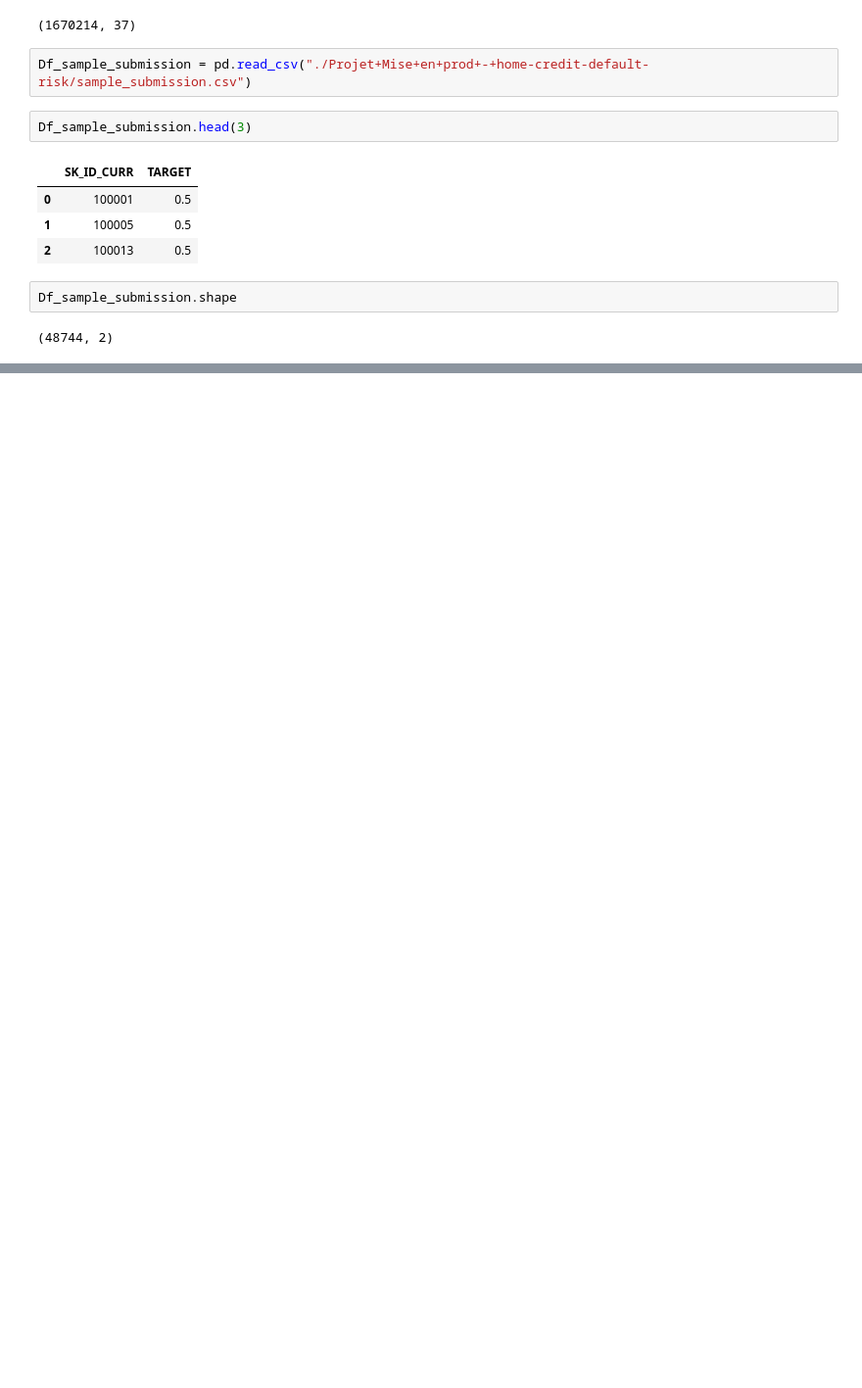
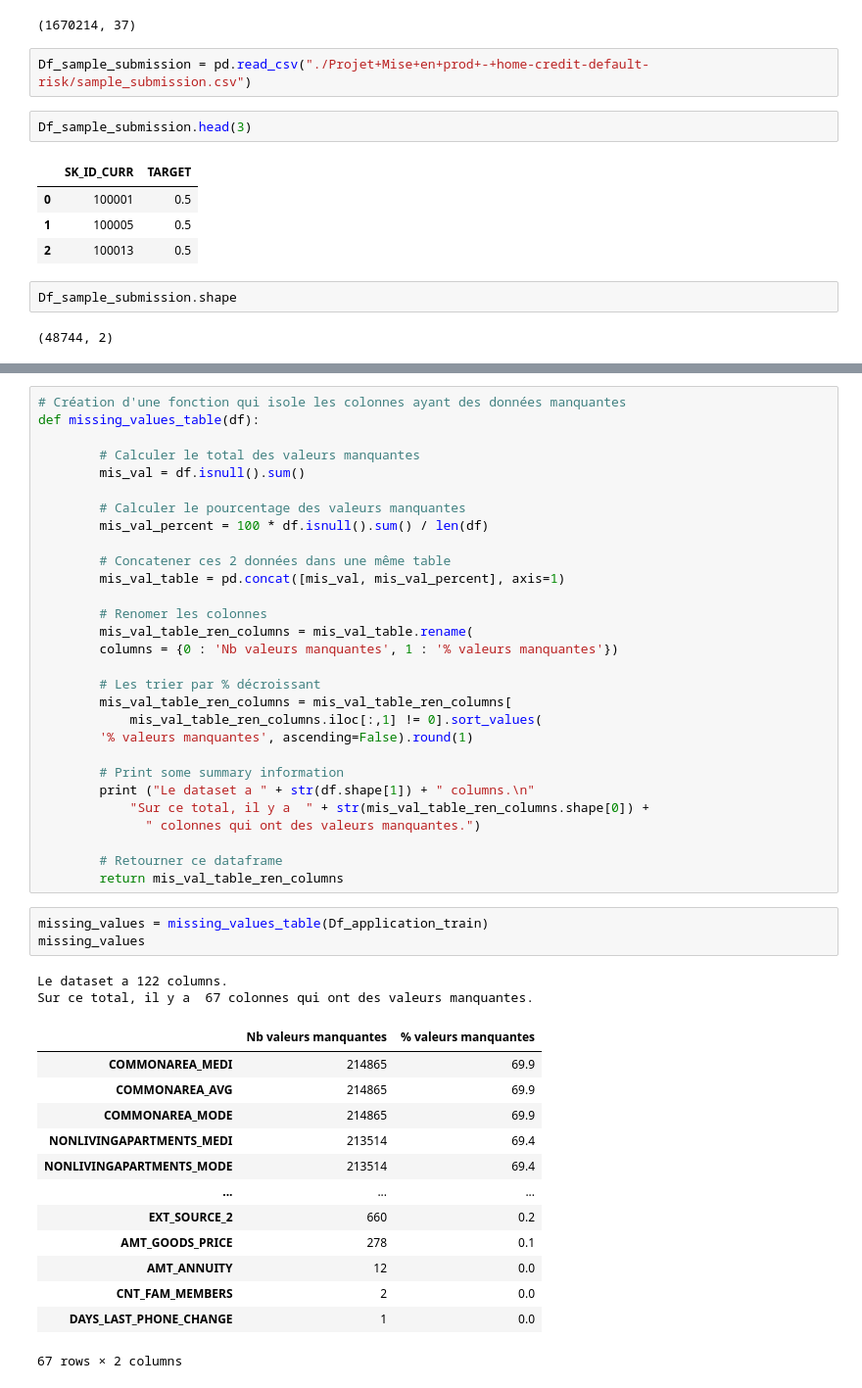
Before and after one commit to Xavier-F/Credit-scoring-model, a Jupyter notebook: Exploration.ipynb, the cells around one changed output, grey strips where cells are left out. Shown at 98% size. Cells and saved outputs as stored; diff of their text form; blank space fills up the shorter version.

```diff
--- a/Exploration.ipynb
+++ b/Exploration.ipynb
@@ -147,0 +181,48 @@ Df_sample_submission.shape
+# %%
+# Création d'une fonction qui isole les colonnes ayant des données manquantes
+def missing_values_table(df):
+
+        # Calculer le total des valeurs manquantes
+        mis_val = df.isnull().sum()
+
+        # Calculer le pourcentage des valeurs manquantes
+        mis_val_percent = 100 * df.isnull().sum() / len(df)
+
+        # Concatener ces 2 données dans une même table
+        mis_val_table = pd.concat([mis_val, mis_val_percent], axis=1)
+
+        # Renomer les colonnes
+        mis_val_table_ren_columns = mis_val_table.rename(
+        columns = {0 : 'Nb valeurs manquantes', 1 : '% valeurs manquantes'})
+
+        # Les trier par % décroissant
+        mis_val_table_ren_columns = mis_val_table_ren_columns[
+            mis_val_table_ren_columns.iloc[:,1] != 0].sort_values(
+        '% valeurs manquantes', ascending=False).round(1)
+
+        # Print some summary information
+        print ("Le dataset a " + str(df.shape[1]) + " columns.\n"
+            "Sur ce total, il y a  " + str(mis_val_table_ren_columns.shape[0]) +
+              " colonnes qui ont des valeurs manquantes.")
+
+        # Retourner ce dataframe
+        return mis_val_table_ren_columns
+# %%
+missing_values = missing_values_table(Df_application_train)
+missing_values
+# %% [output]
+Le dataset a 122 columns.
+Sur ce total, il y a  67 colonnes qui ont des valeurs manquantes.
+|  | Nb valeurs manquantes | % valeurs manquantes |
+| COMMONAREA_MEDI | 214865 | 69.9 |
+| COMMONAREA_AVG | 214865 | 69.9 |
+| COMMONAREA_MODE | 214865 | 69.9 |
+| NONLIVINGAPARTMENTS_MEDI | 213514 | 69.4 |
+| NONLIVINGAPARTMENTS_MODE | 213514 | 69.4 |
+| ... | ... | ... |
+| EXT_SOURCE_2 | 660 | 0.2 |
+| AMT_GOODS_PRICE | 278 | 0.1 |
+| AMT_ANNUITY | 12 | 0.0 |
+| CNT_FAM_MEMBERS | 2 | 0.0 |
+| DAYS_LAST_PHONE_CHANGE | 1 | 0.0 |
+67 rows × 2 columns
```
Also changed, not shown: parts of 15 cells of this notebook.
